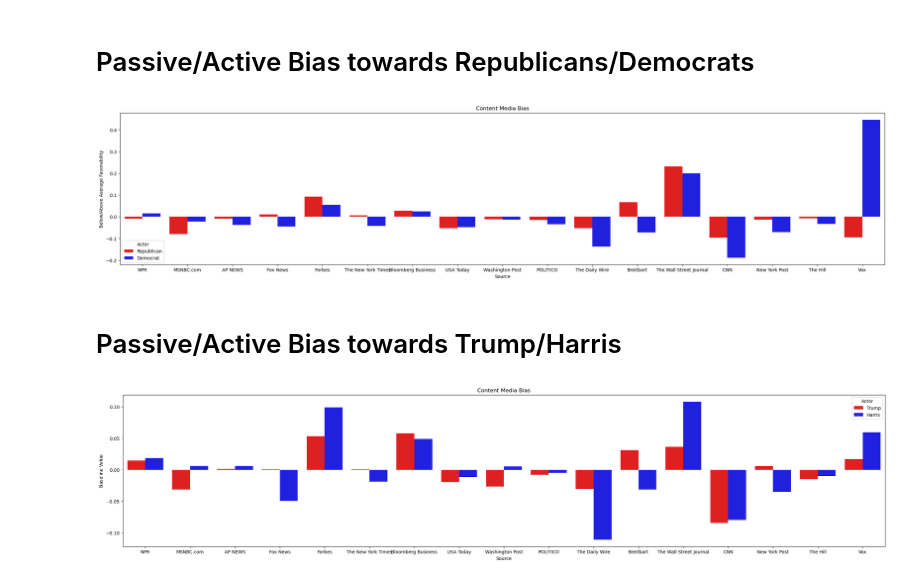
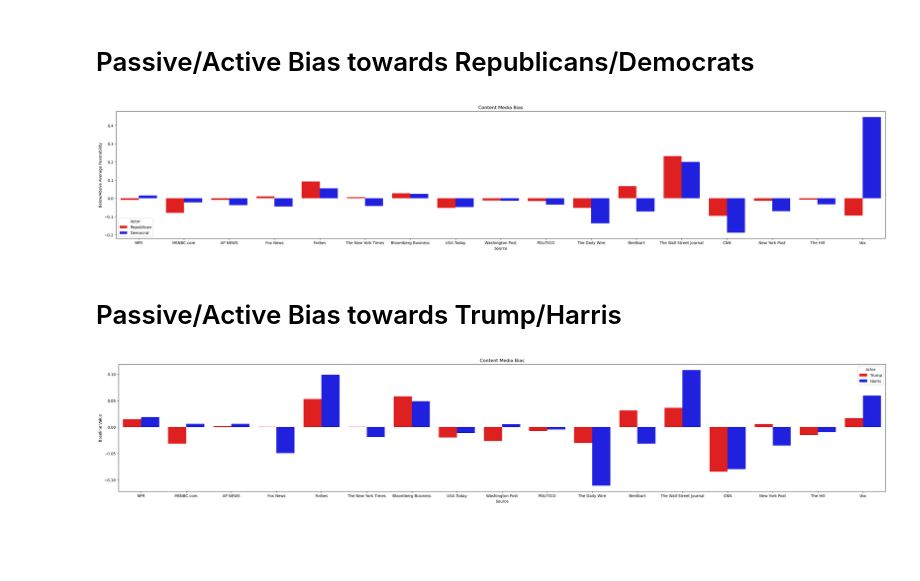
Before and after one commit to CarsonJMullen/Unstructured-Data-Analytics, a Jupyter notebook: Final Project/Final Project.ipynb, the cells around one changed output. Saved outputs shown, nothing was run; the diff lists cells and outputs as text; code cells hidden in the pictures; blank space fills up the shorter version.

Commit message:
fixed labels in graph

```diff
--- a/Final Project/Final Project.ipynb
+++ b/Final Project/Final Project.ipynb
@@ -459,28 +445,28 @@ average_actor_scores_df = average_actor_scores_df[average_actor_scores_df['actor
 # %%
 average_actor_scores_df['adj_content_value'] = average_actor_scores_df.groupby('actor')['average_content_score'].transform(lambda x: x - x.mean())
 average_actor_scores_df['adj_title_value'] = average_actor_scores_df.groupby('actor')['average_title_score'].transform(lambda x: x - x.mean())
 
 
 average_actor_scores_df['color'] = average_actor_scores_df['actor'].map({'Trump': 'red', 'Harris': 'blue', 'Republican': 'pink', 'Democrat': 'navy'}).fillna('gray')
 party_df = average_actor_scores_df[(average_actor_scores_df['actor'].isin(['Republican', 'Democrat']))]
 
 # Plotting
-plt.figure(figsize=(30,6))
+plt.figure(figsize=(36,6))
 sns.barplot(x='source', y='adj_content_value', hue='actor', data=party_df, dodge=True, palette=average_actor_scores_df.set_index('actor')['color'])
 
 plt.title('Content Media Bias')
 plt.ylabel('Below/Above Average Favorability')
 plt.xlabel('Source')
 plt.legend(title='Actor',loc='lower left')
 plt.show()
 # %% [output]
-[figure, old version]
+[figure, new version]
 # %% [markdown]
 # Passive/Active Bias towards Trump/Harris
 # %%
 candidates_df = average_actor_scores_df[average_actor_scores_df['actor'].isin(['Trump', 'Harris'])]
 
-plt.figure(figsize=(30,6))
+plt.figure(figsize=(36,6))
 sns.barplot(x='source', y='adj_content_value', hue='actor', data=candidates_df, dodge=True, palette=average_actor_scores_df.set_index('actor')['color'])
 
 plt.title('Content Media Bias')
@@ -489,7 +475,7 @@ plt.xlabel('Source')
 plt.legend(title='Actor')
 plt.show()
 # %% [output]
-[figure, old version]
+[figure, new version]
 # %%
 import matplotlib.pyplot as plt
 import seaborn as sns
```
Also changed, not shown: parts of 3 cells of this notebook.
